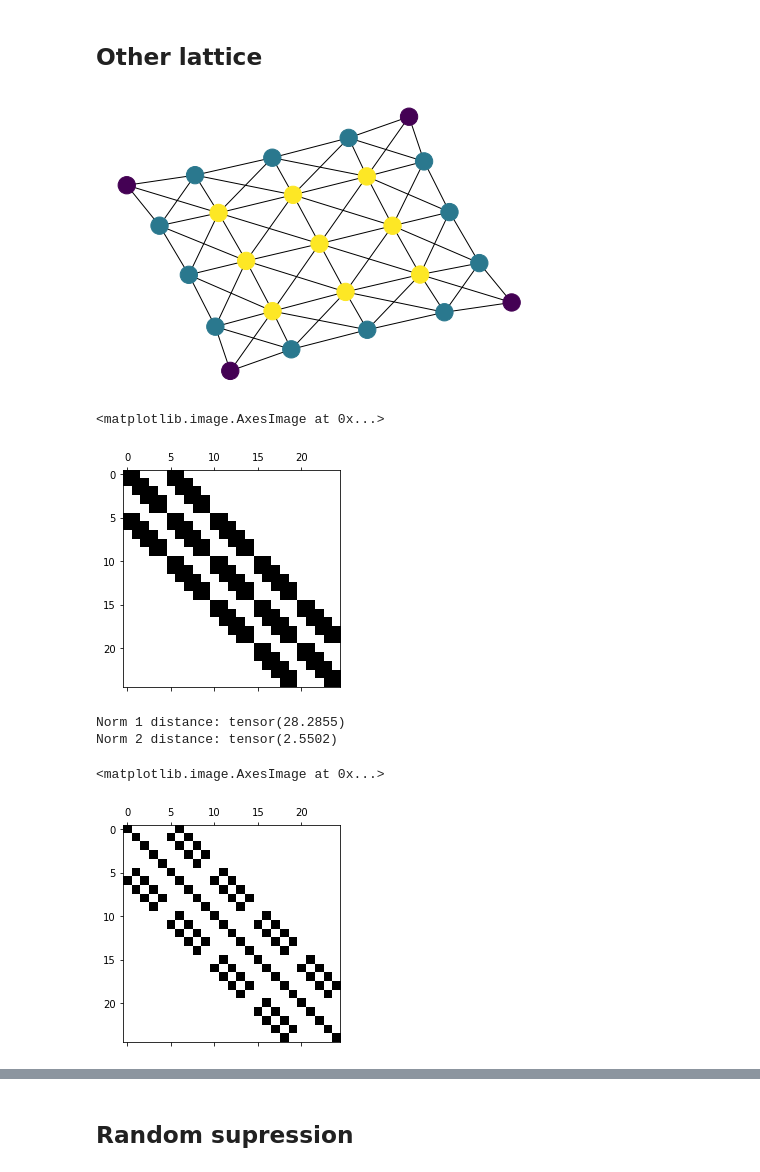
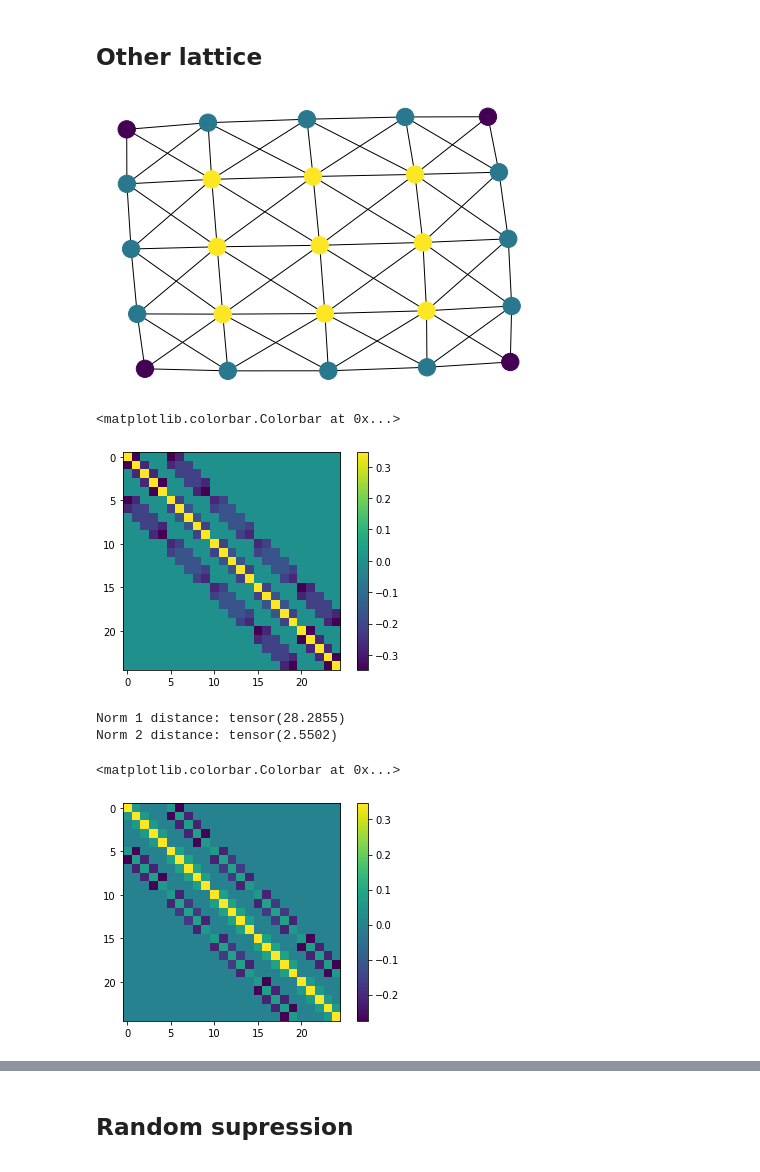
Before and after one commit to Axeln78/SpectralDGL, a Jupyter notebook: Chebnet on MNIST/laplacianprediction.ipynb, the cells around one changed output, grey strips where cells are left out. Drawn from its saved outputs; the diff is of its cells as text; code cells hidden in the pictures.

```diff
--- a/Chebnet on MNIST/laplacianprediction.ipynb
+++ b/Chebnet on MNIST/laplacianprediction.ipynb
@@ -158,25 +158,27 @@ weighted avg     0.9641    0.9629    0.9630       512
 from graphs import regular_2D_lattice_8_neighbors
 
 g2 = regular_2D_lattice_8_neighbors(5)
-nx.draw(g2.to_networkx().to_undirected(),node_color=np.array(g2.to_networkx().to_undirected().degree())[:,1],cmap=plt.cm.viridis)
+nx.draw(g2.to_networkx().to_undirected(),pos,node_color=np.array(g2.to_networkx().to_undirected().degree())[:,1],cmap=plt.cm.viridis)
 # %% [output]
-[figure, old version]
+[figure, new version]
 # %%
 L2 = normalized_laplacian(g2)
-plt.spy(L2.to_dense(),precision=0.1)
+plt.imshow(L2.to_dense(),cmap='viridis')
+plt.colorbar()
 # %% [output]
-<matplotlib.image.AxesImage at 0x...>
+<matplotlib.colorbar.Colorbar at 0x...>
-[figure, old version]
+[figure, new version]
 # %%
 res = L2-L
 print('Norm 1 distance:', torch.norm(res, p=1),
       '\nNorm 2 distance:', torch.norm(res, p=2))
-plt.spy(res.to_dense(), precision=0.1)
+plt.imshow(res.to_dense(),cmap='viridis')
+plt.colorbar()
 # %% [output]
 Norm 1 distance: tensor(28.2855)
 Norm 2 distance: tensor(2.5502)
-<matplotlib.image.AxesImage at 0x...>
+<matplotlib.colorbar.Colorbar at 0x...>
-[figure, old version]
+[figure, new version]
 # %%
 testset_2 = MNISTDataset(test_data, test_labels, lattice_type=1)
 
```
Also changed, not shown: parts of 23 cells of this notebook.
